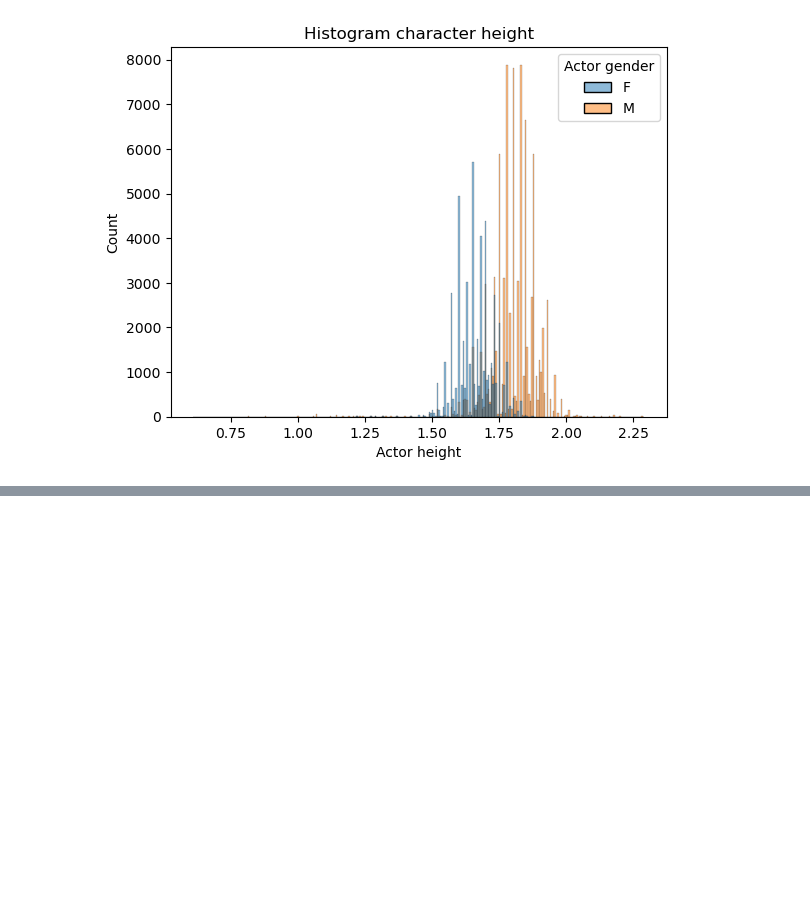
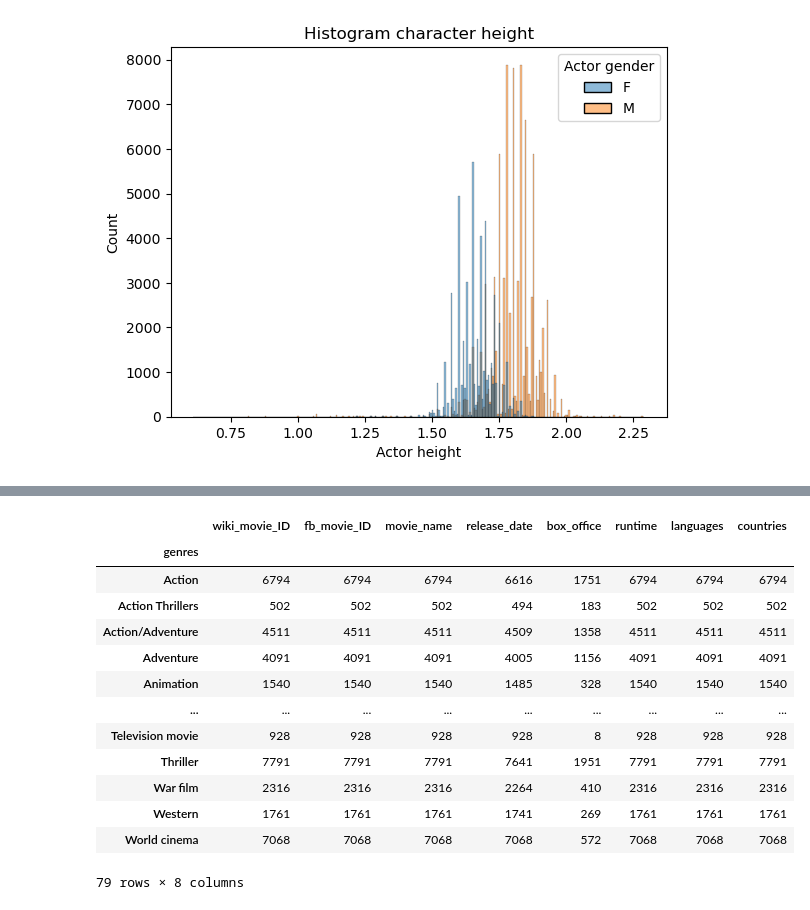
Before and after one commit to epfl-ada/ada-2023-project-lovelace, a Jupyter notebook: Code/first_analysis_jennifer.ipynb, the cells around one changed output, grey strips where cells are left out. Drawn from its saved outputs; the diff is of its cells as text; code cells hidden in the pictures; blank space fills up the shorter version.

```diff
--- a/Code/first_analysis_jennifer.ipynb
+++ b/Code/first_analysis_jennifer.ipynb
@@ -170,0 +218,21 @@ plt.show()
+# %%
+filtered_genres = movie_genres_exploded['genres'].value_counts()
+genres_to_keep = filtered_genres[filtered_genres >= 300].index
+movie_genres_filtered = movie_genres_exploded[movie_genres_exploded['genres'].isin(genres_to_keep)]
+# %%
+movie_genres_filtered.groupby('genres').count()
+# %% [output]
+|  | wiki_movie_ID | fb_movie_ID | movie_name | release_date | box_office | runtime | languages | countries |
+| genres |  |  |  |  |  |  |  |  |
+| Action | 6794 | 6794 | 6794 | 6616 | 1751 | 6794 | 6794 | 6794 |
+| Action Thrillers | 502 | 502 | 502 | 494 | 183 | 502 | 502 | 502 |
+| Action/Adventure | 4511 | 4511 | 4511 | 4509 | 1358 | 4511 | 4511 | 4511 |
+| Adventure | 4091 | 4091 | 4091 | 4005 | 1156 | 4091 | 4091 | 4091 |
+| Animation | 1540 | 1540 | 1540 | 1485 | 328 | 1540 | 1540 | 1540 |
+| ... | ... | ... | ... | ... | ... | ... | ... | ... |
+| Television movie | 928 | 928 | 928 | 928 | 8 | 928 | 928 | 928 |
+| Thriller | 7791 | 7791 | 7791 | 7641 | 1951 | 7791 | 7791 | 7791 |
+| War film | 2316 | 2316 | 2316 | 2264 | 410 | 2316 | 2316 | 2316 |
+| Western | 1761 | 1761 | 1761 | 1741 | 269 | 1761 | 1761 | 1761 |
+| World cinema | 7068 | 7068 | 7068 | 7068 | 572 | 7068 | 7068 | 7068 |
+79 rows × 8 columns
```
Also changed, not shown: parts of 5 cells of this notebook.
